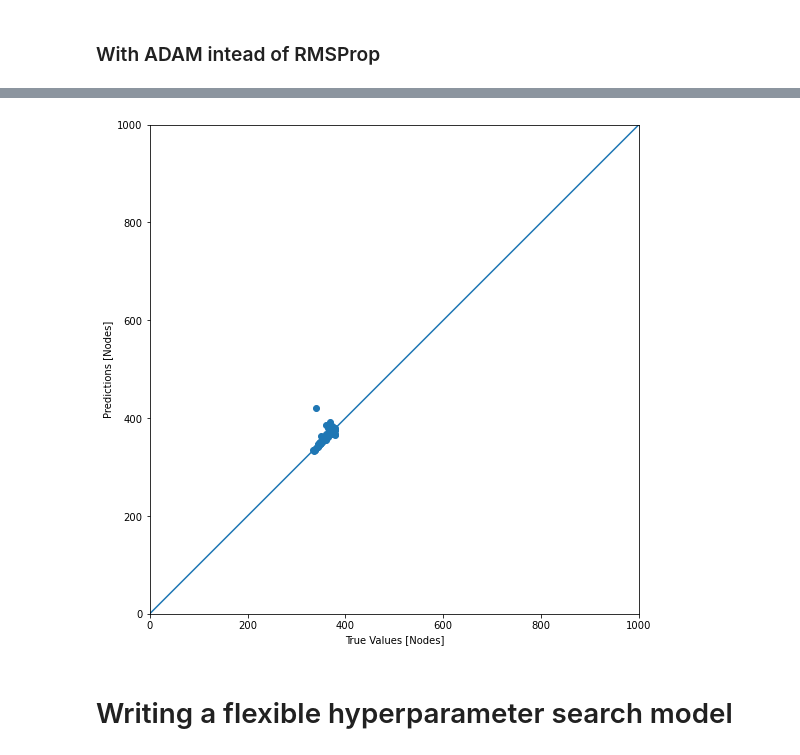
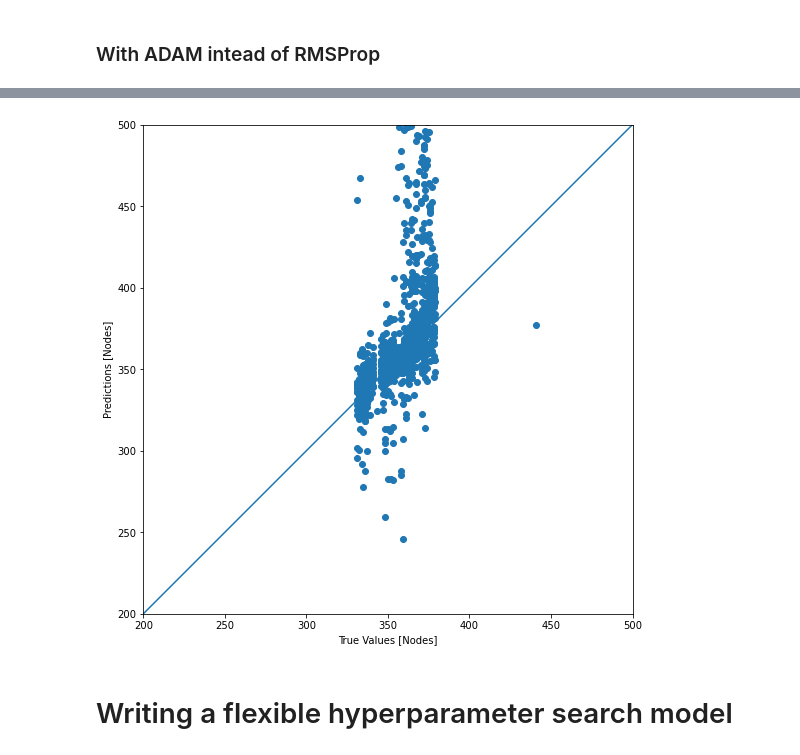
Before and after one commit to mehrotrasan16/performance-benchmarking-with-puppeteer, a Jupyter notebook: tracelyzer-to-csv.ipynb, the cells around one changed output, grey strips where cells are left out. Drawn from its saved outputs; the diff is of its cells as text; code cells hidden in the pictures.

```diff
--- a/tracelyzer-to-csv.ipynb
+++ b/tracelyzer-to-csv.ipynb
@@ -836,17 +734,17 @@ Testing set Mean Abs Error:  3.79 Nodes
 # %%
 test_predictions = model.predict(normed_test_data).flatten()
 
 a = plt.axes(aspect='equal')
 plt.scatter(test_labels, test_predictions)
 plt.xlabel('True Values [Nodes]')
 plt.ylabel('Predictions [Nodes]')
-lims = [0, 1000]
+lims = [200, 500]
 plt.xlim(lims)
 plt.ylim(lims)
 plt.gcf().set_size_inches((9,9))
 _ = plt.plot(lims, lims)
 # %% [output]
-[figure, old version]
+[figure, new version]
 # %% [markdown]
 # Writing a flexible hyperparameter search model
 # %%
```
Also changed, not shown: parts of 53 cells of this notebook, 1 other file.
